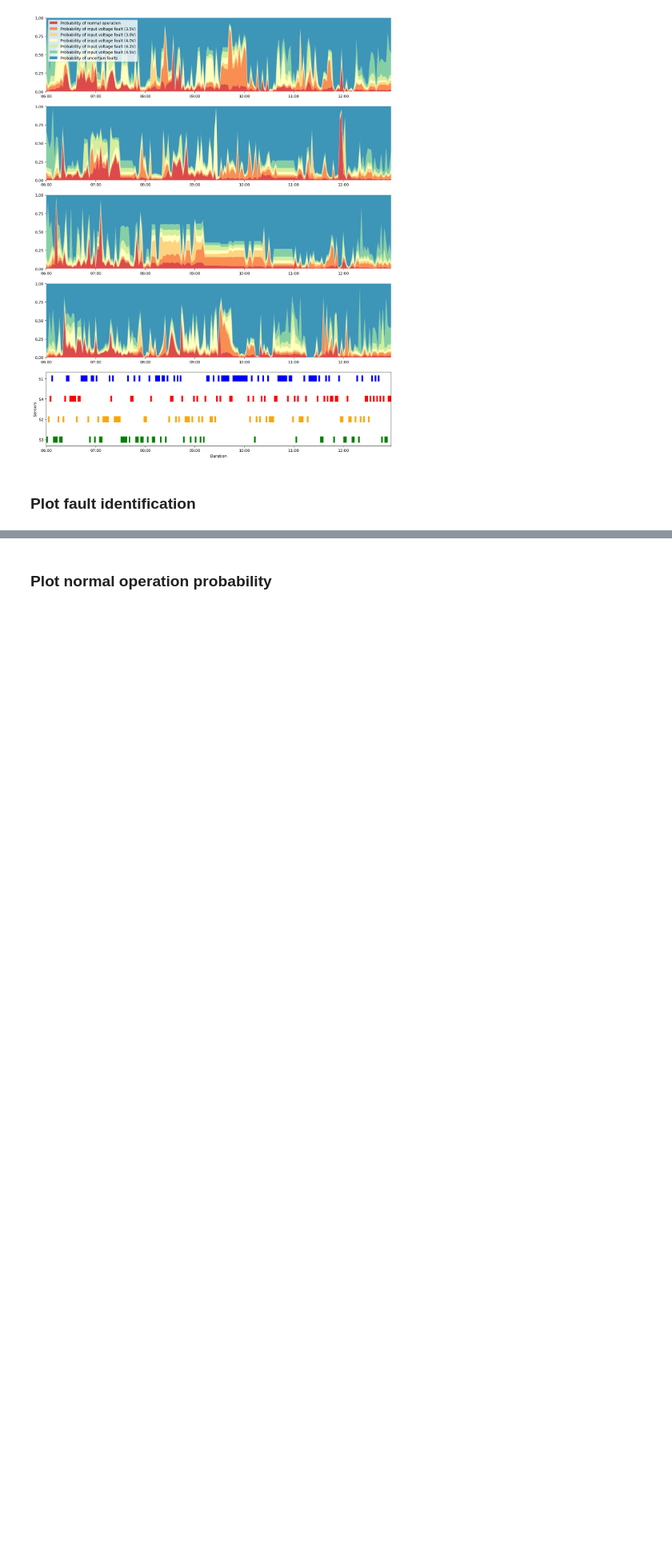
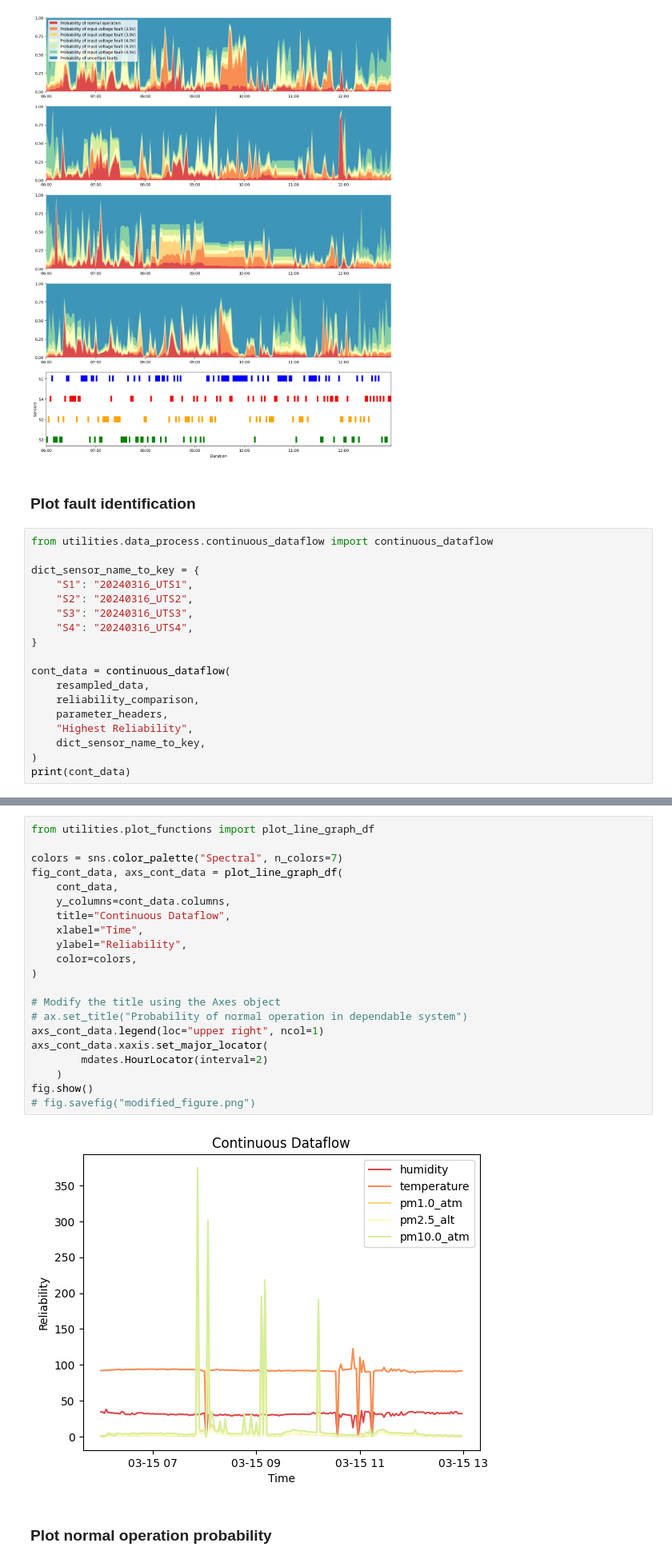
Before and after one commit to Hoang-Trung-Le/sensor-reliability, a Jupyter notebook: test1503.ipynb, the cells around one changed output, grey strips where cells are left out. Shown at 80% size. Saved outputs shown, nothing was run; the diff lists cells and outputs as text; blank space fills up the shorter version.

```diff
--- a/test1503.ipynb
+++ b/test1503.ipynb
@@ -511,3 +552,21 @@ plt.show()
 [figure]
 # %% [markdown]
 ### Plot fault identification
+# %%
+from utilities.data_process.continuous_dataflow import continuous_dataflow
+
+dict_sensor_name_to_key = {
+    "S1": "20240316_UTS1",
+    "S2": "20240316_UTS2",
+    "S3": "20240316_UTS3",
+    "S4": "20240316_UTS4",
+}
+
+cont_data = continuous_dataflow(
+    resampled_data,
+    reliability_comparison,
+    parameter_headers,
+    "Highest Reliability",
+    dict_sensor_name_to_key,
+)
+print(cont_data)
@@ -514,3 +591,26 @@ plt.show()
+# %%
+from utilities.plot_functions import plot_line_graph_df
+
+colors = sns.color_palette("Spectral", n_colors=7)
+fig_cont_data, axs_cont_data = plot_line_graph_df(
+    cont_data,
+    y_columns=cont_data.columns,
+    title="Continuous Dataflow",
+    xlabel="Time",
+    ylabel="Reliability",
+    color=colors,
+)
+
+# Modify the title using the Axes object
+# ax.set_title("Probability of normal operation in dependable system")
+axs_cont_data.legend(loc="upper right", ncol=1)
+axs_cont_data.xaxis.set_major_locator(
+        mdates.HourLocator(interval=2)
+    )
+fig.show()
+# fig.savefig("modified_figure.png")
+# %% [output]
+[figure, added]
 # %% [markdown]
 ### Plot normal operation probability
 # %%
```
Also changed, not shown: parts of 4 cells of this notebook, 18 other files.
